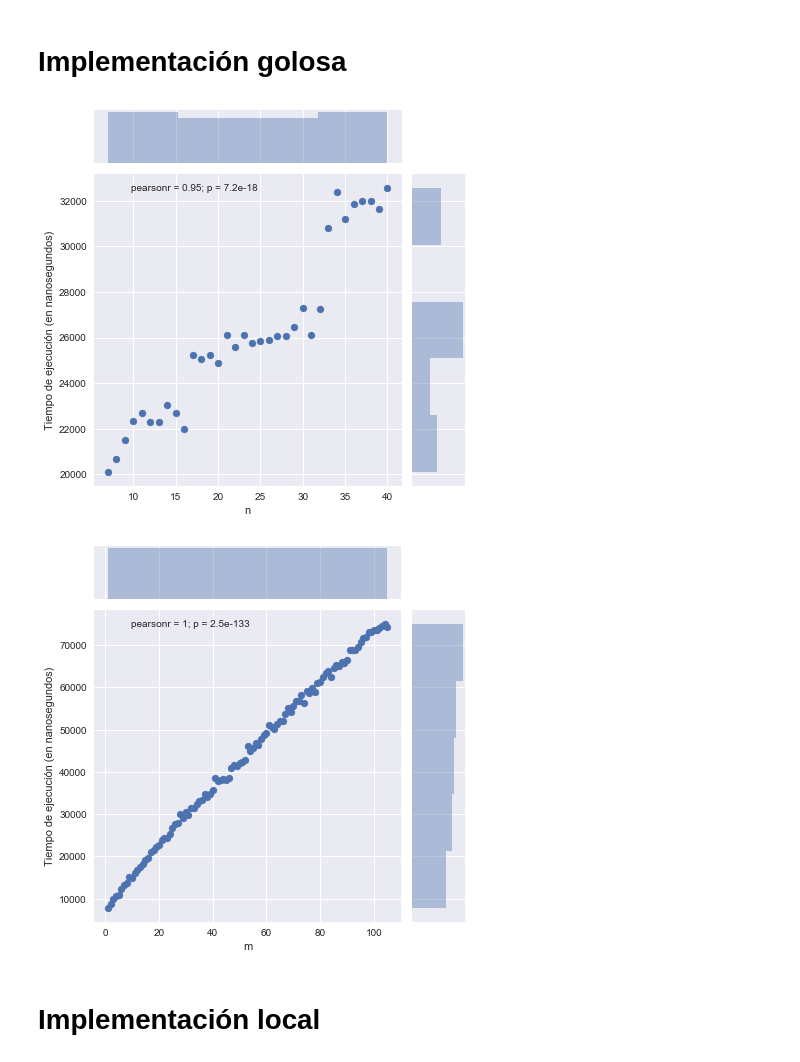
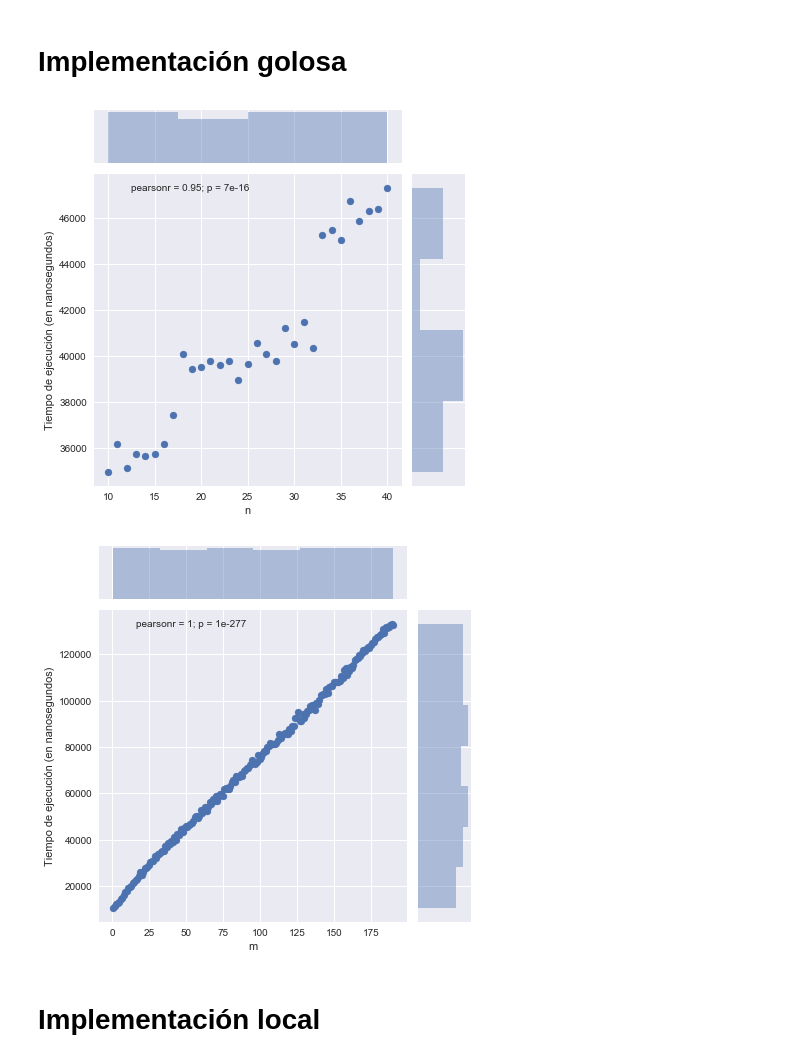
Before and after one commit to ZebaSz/algo3-tp3, a Jupyter notebook: informe/data/Algo3-TP3.ipynb, the cells around one changed output. Cells and saved outputs as stored; diff of their text form; code cells hidden in the pictures.

```diff
--- a/informe/data/Algo3-TP3.ipynb
+++ b/informe/data/Algo3-TP3.ipynb
@@ -33,18 +78,18 @@ plt.show()
 dfGreedy = pd.read_csv('greedy.csv')
 dfGreedy = dfGreedy.groupby([n, m]).min().reset_index()
 # %%
-dfGreedyA = dfGreedy[(dfGreedy.n > 0) & (dfGreedy.m == 20)]
+dfGreedyA = dfGreedy[(dfGreedy.n > 0) & (dfGreedy.m == 40)]
 
 g = sns.jointplot(
     x=n, y=ns, data=dfGreedyA
 )
 g.set_axis_labels(xlabel=n, ylabel=tiempo)
 
 plt.show()
 # %% [output]
-[figure, old version]
+[figure, new version]
 # %%
-dfGreedyB = dfGreedy[(dfGreedy.n == 15) & (dfGreedy.m > 0)]
+dfGreedyB = dfGreedy[(dfGreedy.n == 20) & (dfGreedy.m > 0)]
 
 g = sns.jointplot(
     x=m, y=ns, data=dfGreedyB
@@ -53,7 +98,7 @@ g.set_axis_labels(xlabel=m, ylabel=tiempo)
 
 plt.show()
 # %% [output]
-[figure, old version]
+[figure, new version]
 # %% [markdown]
 # Implementación local
 # %%
```
Also changed, not shown: parts of 14 cells of this notebook, 13 other files.
